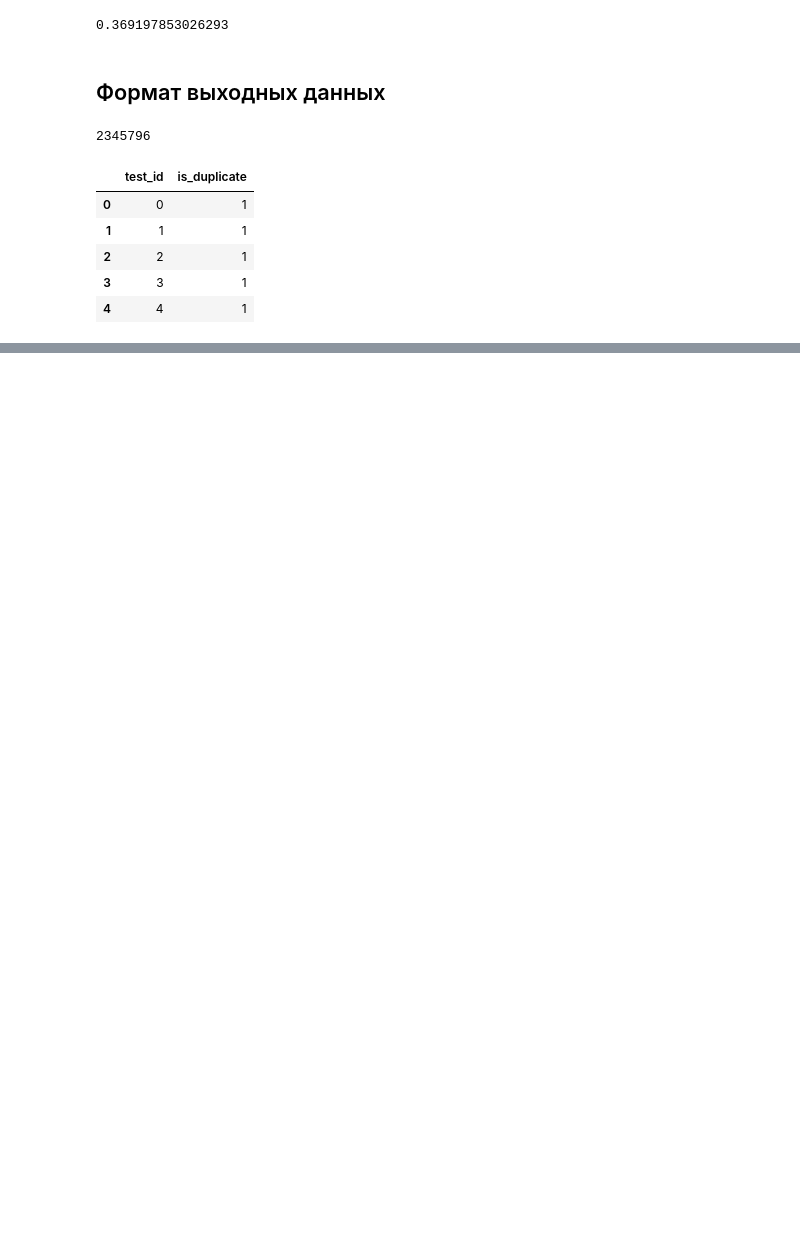
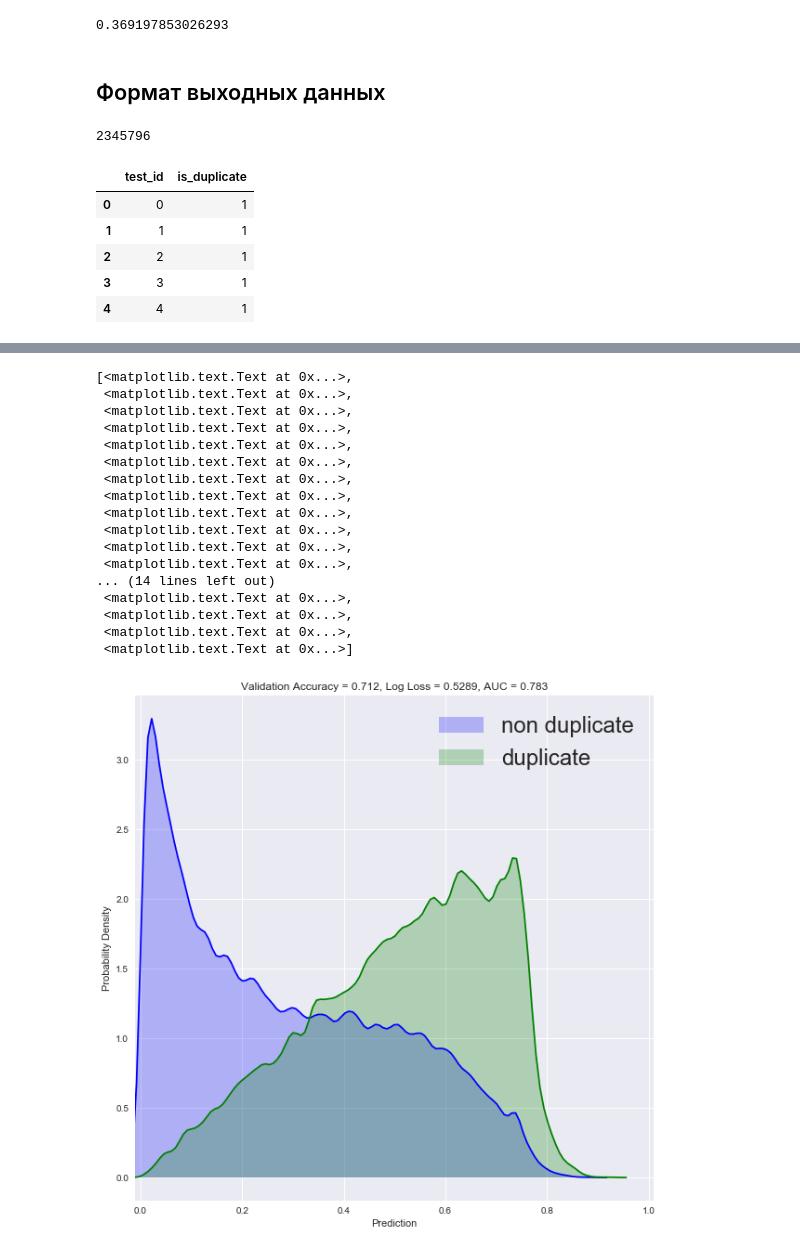
Before and after one commit to is-kozlov/sphere_hw, a Jupyter notebook: intro/hw4_Kozlov_Quora.ipynb, the cells around one changed output, grey strips where cells are left out. Saved outputs shown, nothing was run; the diff lists cells and outputs as text; code cells hidden in the pictures; blank space fills up the shorter version.

```diff
--- a/intro/hw4_Kozlov_Quora.ipynb
+++ b/intro/hw4_Kozlov_Quora.ipynb
@@ -65,0 +88,2 @@ df_out.head()
+# %%
+BOW.fit(pd.concat((df.ix[:,'question1'],df.ix[:,'question2'])).unique())
@@ -65,0 +97,6 @@ df_out.head()
+# %%
+BOWq1 = BOW.transform(df.ix[:,'question1'])
+# %%
+BOWq2 = BOW.transform(df.ix[:,'question2'])
+# %%
+labels = df.is_duplicate.values
@@ -65,0 +177,55 @@ df_out.head()
+# %%
+matplotlib.rcParams['font.size'] = 14
+matplotlib.rcParams['figure.figsize'] = (10,10)
+
+plt.figure();
+sns.kdeplot(y_valid_hat[y_valid_cv==0], shade=True, color="b", bw=0.01)
+sns.kdeplot(y_valid_hat[y_valid_cv==1], shade=True, color="g", bw=0.01)
+plt.legend(['non duplicate','duplicate'],fontsize=24)
+plt.title('Validation Accuracy = %.3f, Log Loss = %.4f, AUC = %.3f' %(logRegAccuracy[-1],
+                                                                      logRegLogLoss[-1],
+                                                                      logRegAUC[-1]))
+plt.xlabel('Prediction'); plt.ylabel('Probability Density'); plt.xlim(-0.01,1.01)
+
+
+numFeaturesToShow = 30
+
+sortedCoeffients = np.sort(logisticRegressor.coef_)[0]
+featureNames = BOW.get_feature_names()
+sortedFeatureNames = [featureNames[x] for x in list(np.argsort(logisticRegressor.coef_)[0])]
+
+matplotlib.rcParams['font.size'] = 14
+matplotlib.rcParams['figure.figsize'] = (10,12)
+
+plt.figure()
+plt.suptitle('Feature Importance',fontsize=24)
+ax = plt.subplot(1,2,1); plt.title('top non duplicate predictors');
+plt.xlabel('minus logistic regression coefficient')
+ax.barh(range(numFeaturesToShow), -sortedCoeffients[:numFeaturesToShow][::-1], align='center');
+plt.ylim(-1,numFeaturesToShow); ax.set_yticks(range(numFeaturesToShow));
+ax.set_yticklabels(sortedFeatureNames[:numFeaturesToShow][::-1],fontsize=20)
+
+ax = plt.subplot(1,2,2); plt.title('top duplicate predictors');
+plt.xlabel('logistic regression coefficient')
+ax.barh(range(numFeaturesToShow), sortedCoeffients[-numFeaturesToShow:], align='center');
+plt.ylim(-1,numFeaturesToShow); ax.set_yticks(range(numFeaturesToShow));
+ax.set_yticklabels(sortedFeatureNames[-numFeaturesToShow:],fontsize=20)
+# %% [output]
+[<matplotlib.text.Text at 0x...>,
+ <matplotlib.text.Text at 0x...>,
+ <matplotlib.text.Text at 0x...>,
+ <matplotlib.text.Text at 0x...>,
+ <matplotlib.text.Text at 0x...>,
+ <matplotlib.text.Text at 0x...>,
+ <matplotlib.text.Text at 0x...>,
+ <matplotlib.text.Text at 0x...>,
+ <matplotlib.text.Text at 0x...>,
+ <matplotlib.text.Text at 0x...>,
+ <matplotlib.text.Text at 0x...>,
+ <matplotlib.text.Text at 0x...>,
+... (14 lines left out)
+ <matplotlib.text.Text at 0x...>,
+ <matplotlib.text.Text at 0x...>,
+ <matplotlib.text.Text at 0x...>,
+ <matplotlib.text.Text at 0x...>]
+[figure, added]
```
Also changed, not shown: parts of 19 cells of this notebook.
